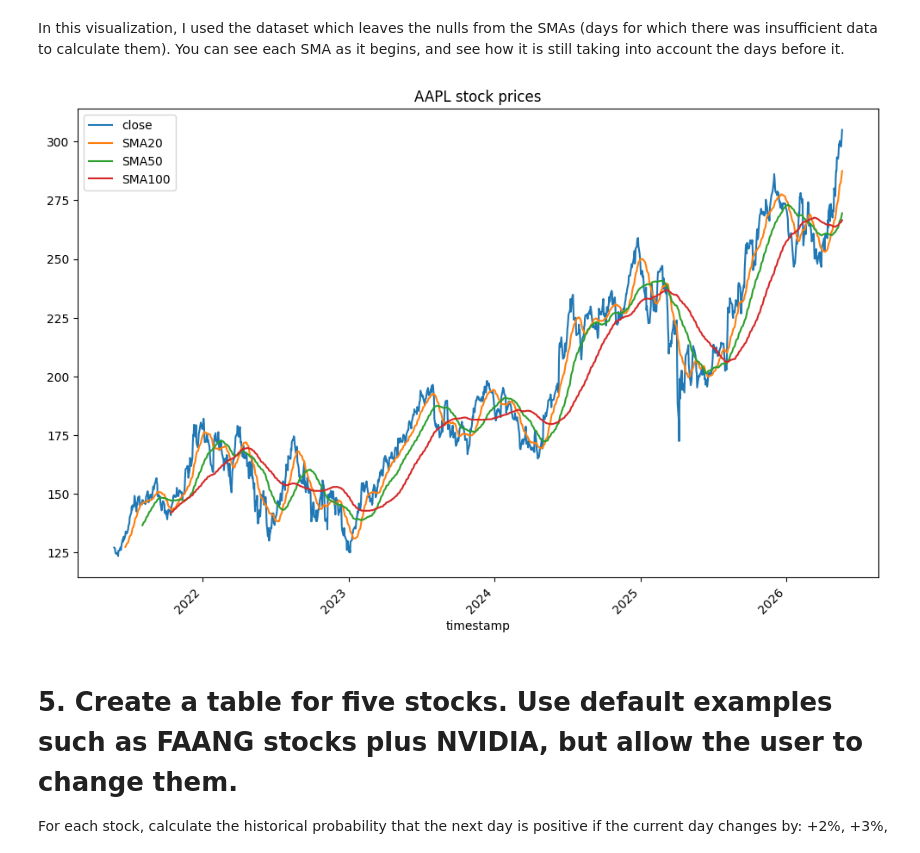
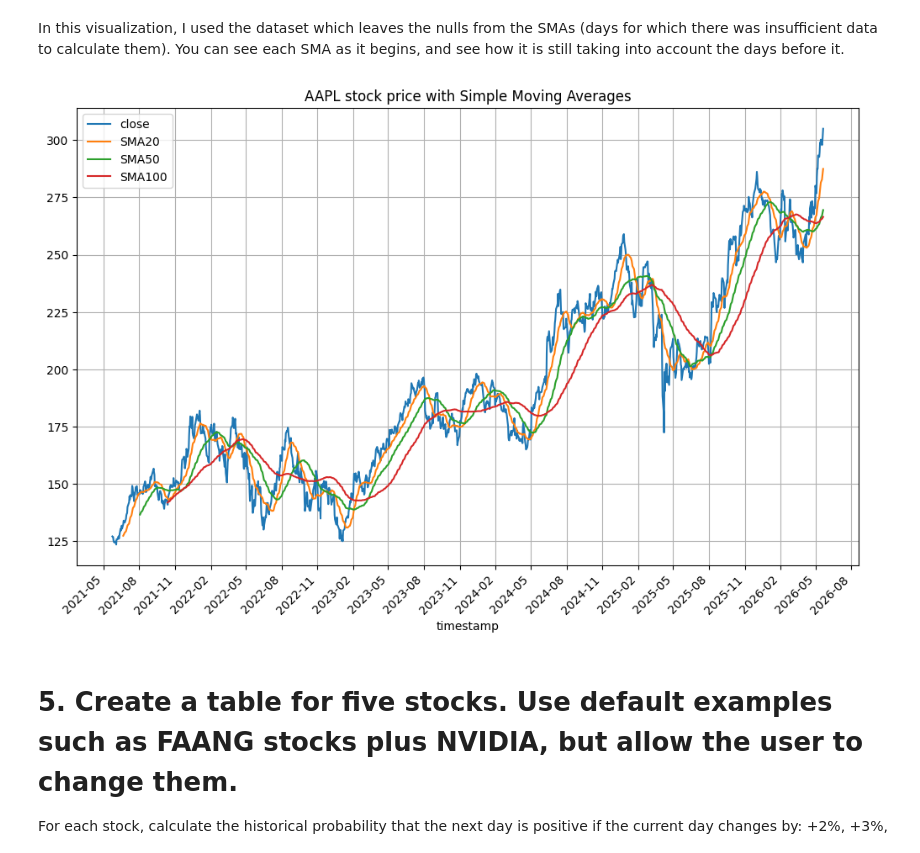
Before and after one commit to matthewcavanaugh96/megalabs, a Jupyter notebook: stock_prediction/PART 1B - EDA tasks.ipynb, the cells around one changed output. Saved outputs shown, nothing was run; the diff lists cells and outputs as text; code cells hidden in the pictures.

```diff
--- a/stock_prediction/PART 1B - EDA tasks.ipynb
+++ b/stock_prediction/PART 1B - EDA tasks.ipynb
@@ -100,21 +106,23 @@ In this visualization, I used the dataset which leaves the nulls from the SMAs (
 # %%
 import matplotlib.pyplot as plt
 
 aapl_df = df_daily_five_yr[df_daily_five_yr['ticker'] == 'AAPL']
 
 features_to_plot = ['close', 'SMA20', 'SMA50', 'SMA100']
 
 plt.figure(figsize=(12, 8))
 
 for feature in features_to_plot:
     aapl_df.set_index('timestamp')[feature].plot()
     plt.xticks(rotation=45)
-    # This title will have to be changed if SMA and next_close stats result in rows being dropped
-    plt.title('AAPL stock prices')
+    plt.gca().xaxis.set_major_locator(mdates.MonthLocator(interval=3))
+    plt.gca().xaxis.set_major_formatter(mdates.DateFormatter('%Y-%m'))
+    plt.title('AAPL stock price with Simple Moving Averages')
     plt.legend()
+plt.grid()
 plt.show()
 # %% [output]
-[figure, old version]
+[figure, new version]
 # %% [markdown]
 # 5. Create a table for five stocks. Use default examples such as FAANG stocks plus NVIDIA, but allow the user to change them.
 
```
Also changed, not shown: parts of 11 cells of this notebook.
